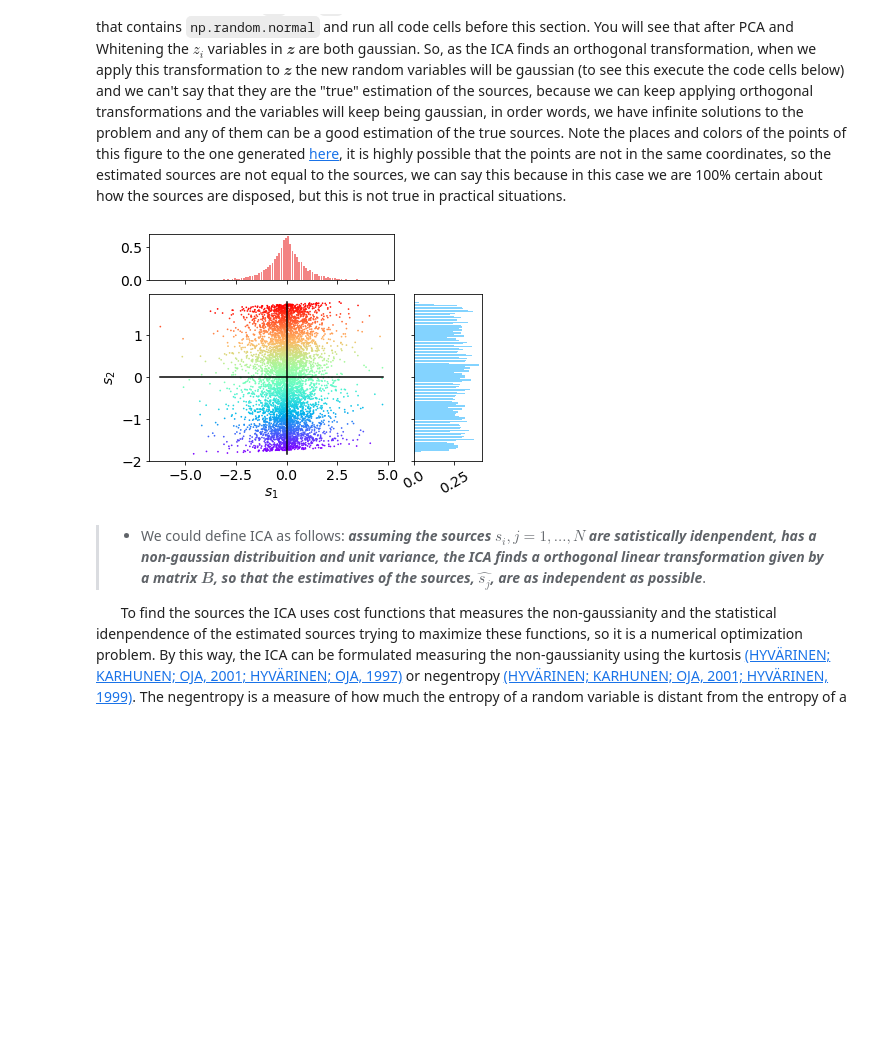
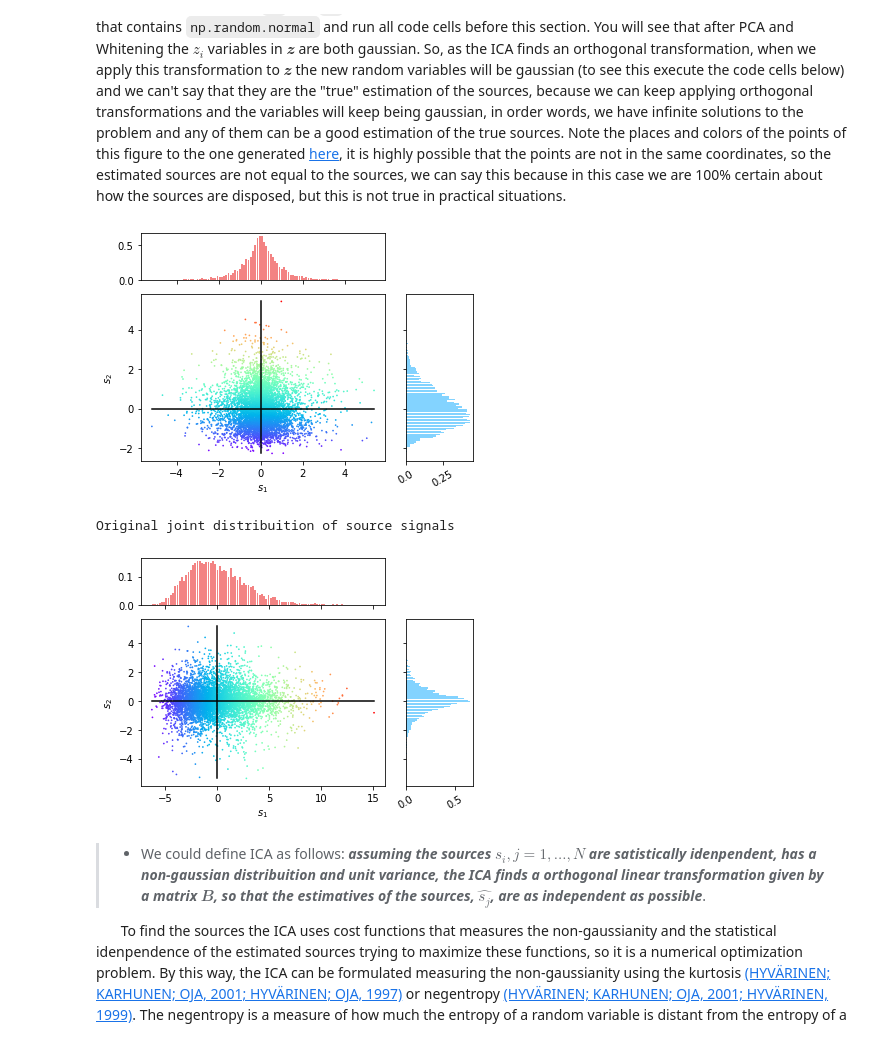
Before and after one commit to AhmadAlmazloum/EMG_Crosstalk_Decomposition_Workshop, a Jupyter notebook: EMG_Crosstalk_Decomposition_Workshop.ipynb, the cells around one changed output. Saved outputs shown, nothing was run; the diff lists cells and outputs as text; code cells hidden in the pictures; blank space fills up the shorter version.

```diff
--- a/EMG_Crosstalk_Decomposition_Workshop.ipynb
+++ b/EMG_Crosstalk_Decomposition_Workshop.ipynb
@@ -61,10 +70,10 @@ order of the elements in $𝒔$ and call any of the sources the first one. Forma
 &emsp;&ensp; To ilustrate how the PCA works, consider two random variabels $s_1,s_2$ (source signals), where $s_1$ is a uniform variable and $s_2$ is a laplacian variable, both with zero mean and unit variance. Their joint distribuition is plotted below. Remember, here we know the sources a priori just as a didact form to show the result of the PCA method and compare it to the "true" sources. The objective here is understand the steps of PCA and why when associate with whitening is an important pre-processing step to the ICA.
 # %%
 # Getting the source signals
-s1 = np.random.uniform(-np.sqrt(3), np.sqrt(3), size=6000)
+# s1 = np.random.uniform(-np.sqrt(3), np.sqrt(3), size=6000)
 
-# s1 = np.random.gamma(7.5, size=6000)
-# s1 -= s1.mean()
+s1 = np.random.gamma(7.5, size=6000)
+s1 -= s1.mean()
 
 # s1 = np.random.normal(scale=0.5, size=6000)
 
@@ -73,7 +82,6 @@ s2 = np.random.laplace(scale=0.5 ** (0.5), size=6000)
 # s2 = np.random.normal(size=6000)
 
 # Plotting the time series
-content.config_plots()
 content.plot_sources_time_domain(s1, s2, sampling_frequency = 2048)
 
 # plotting their joint distribuition
@@ -229,12 +236,17 @@ def function_name(argument_1, argument_2):
 # %%
 # Show the ICA effect on the graph
 B = content.fastICA(x_white, M = 2, max_iter = 50, Tolx = 0.0001, cost = 3)
 
 s_est = np.dot(B.T, x_white)
 
 content.plot_sources_and_observations(s_est[0,:], s_est[1,:])
+
+print('\nOriginal joint distribuition of source signals')
+content.plot_sources_and_observations(s1, s2, "sources")
 # %% [output]
-[figure, old version]
+[figure, new version]
+Original joint distribuition of source signals
+[figure, added]
 # %% [markdown]
 > * We could define ICA as follows: _**assuming the sources $s_i, j=1,...,N$ are satistically idenpendent, has a non-gaussian distribuition and unit variance, the ICA finds a orthogonal linear transformation given by a matrix $𝑩$, so that the estimatives of the sources, $\widehat{s_j}$, are as independent as possible**_.
 
```
Also changed, not shown: parts of 11 cells of this notebook.
